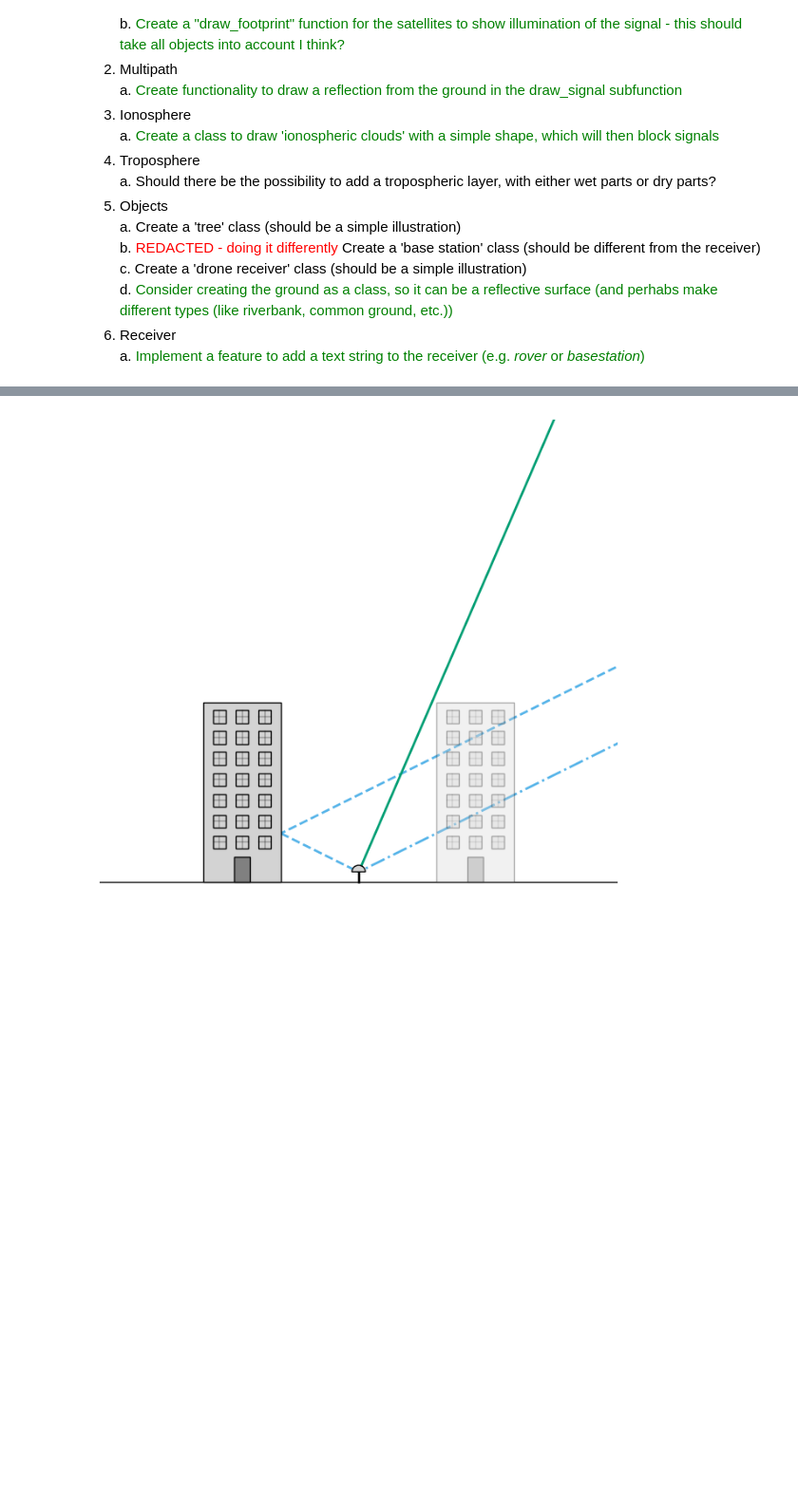
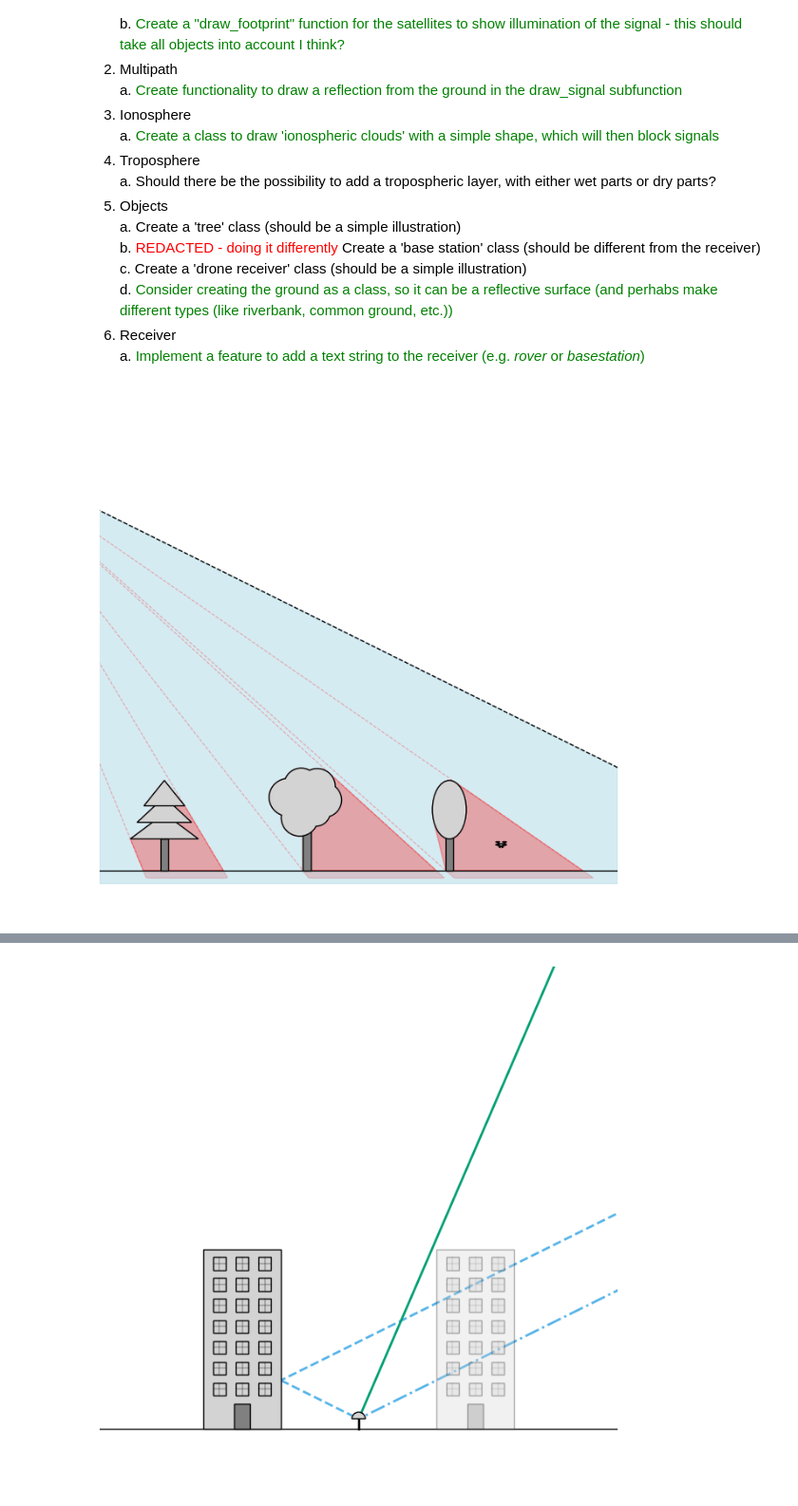
Before and after one commit to R0hero/gsi, a Jupyter notebook: example_scripts.ipynb, the cells around one changed output, grey strips where cells are left out. Shown at 95% size. Drawn from its saved outputs; the diff is of its cells as text; code cells hidden in the pictures; blank space fills up the shorter version.

```diff
--- a/example_scripts.ipynb
+++ b/example_scripts.ipynb
@@ -32 +32,37 @@ from gsi import Receiver, Satellite, Blob, Ground, Building, Drone
+# %%
+ground = Ground(height=5)
+
+deciduous_tree = Tree(position=(-20, ground.height), height=40, treetype='Deciduous')
+conifer_tree = Tree(position=(-75, ground.height), height=35, treetype='Conifer')
+poplar_tree = Tree(position=(35, ground.height), height=35, treetype='Poplar')
+
+satellite = Satellite(position=(-150,170), rotation=15)
+
+drone = Drone(position=(55,15))
+
+fixed_x_limits = (-100, 100)
+
+fig, ax = plt.subplots(figsize=(8,8))
+
+ground.plot(ax)
+satellite.plot(ax, scale=2)
+
+drone.plot(ax)
+
+deciduous_tree.plot(ax)
+conifer_tree.plot(ax)
+poplar_tree.plot(ax)
+
+# satellite.draw_signal(ax, drone, conifer_tree, deciduous_tree, poplar_tree, linewidth=2, attenuated_linestyle=':', attenuated_color='green')
+satellite.draw_footprint(ax, ground, deciduous_tree, conifer_tree, poplar_tree, x_limits=fixed_x_limits)
+
+
+# static settings
+ax.set_xlim(fixed_x_limits)
+ax.set_ylim([-10, fixed_x_limits[1]-fixed_x_limits[0]-10])
+
+ax.axis('off')
+plt.tick_params(left = False, right = False, labelleft = False, labelbottom = False, bottom = False)
+# %% [output]
+[figure, added]
 # %%
```
Also changed, not shown: parts of 4 cells of this notebook, 5 other files.
